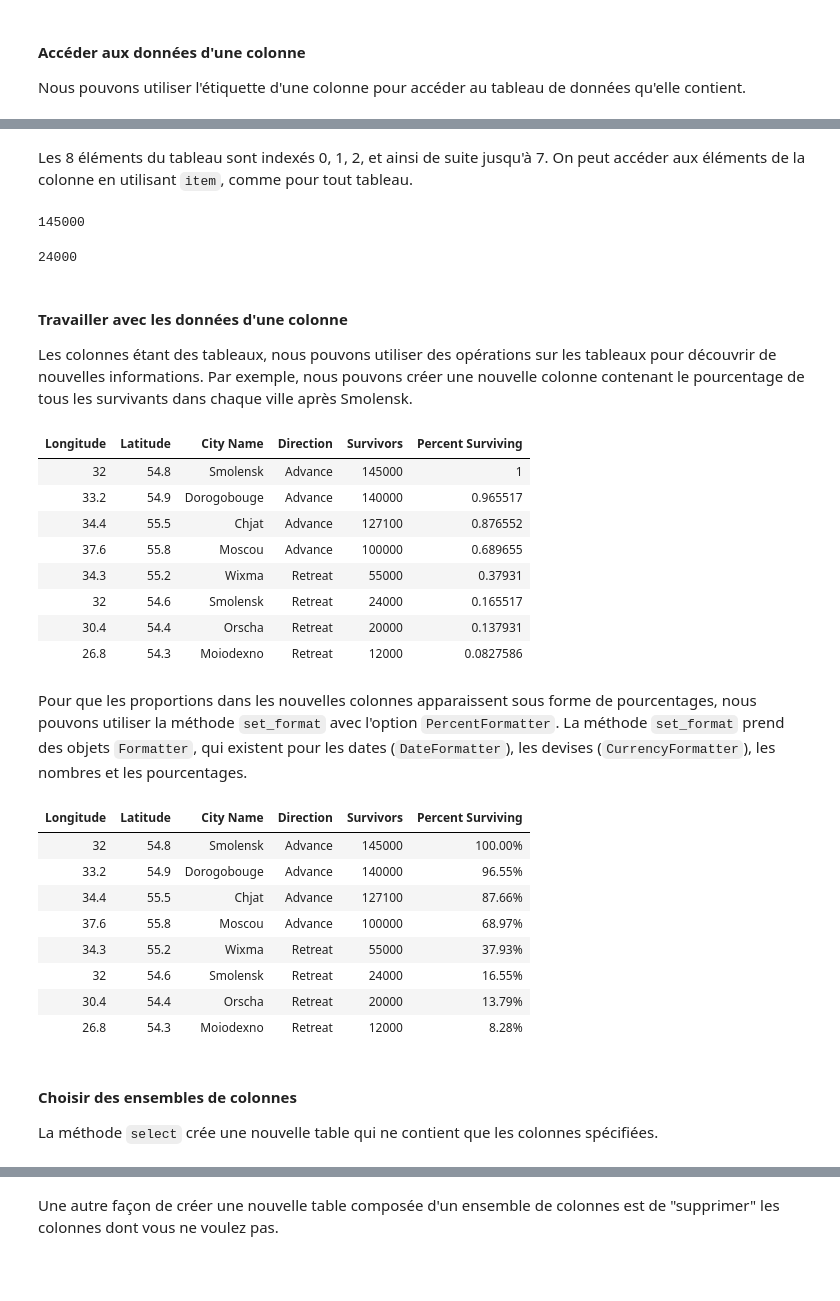
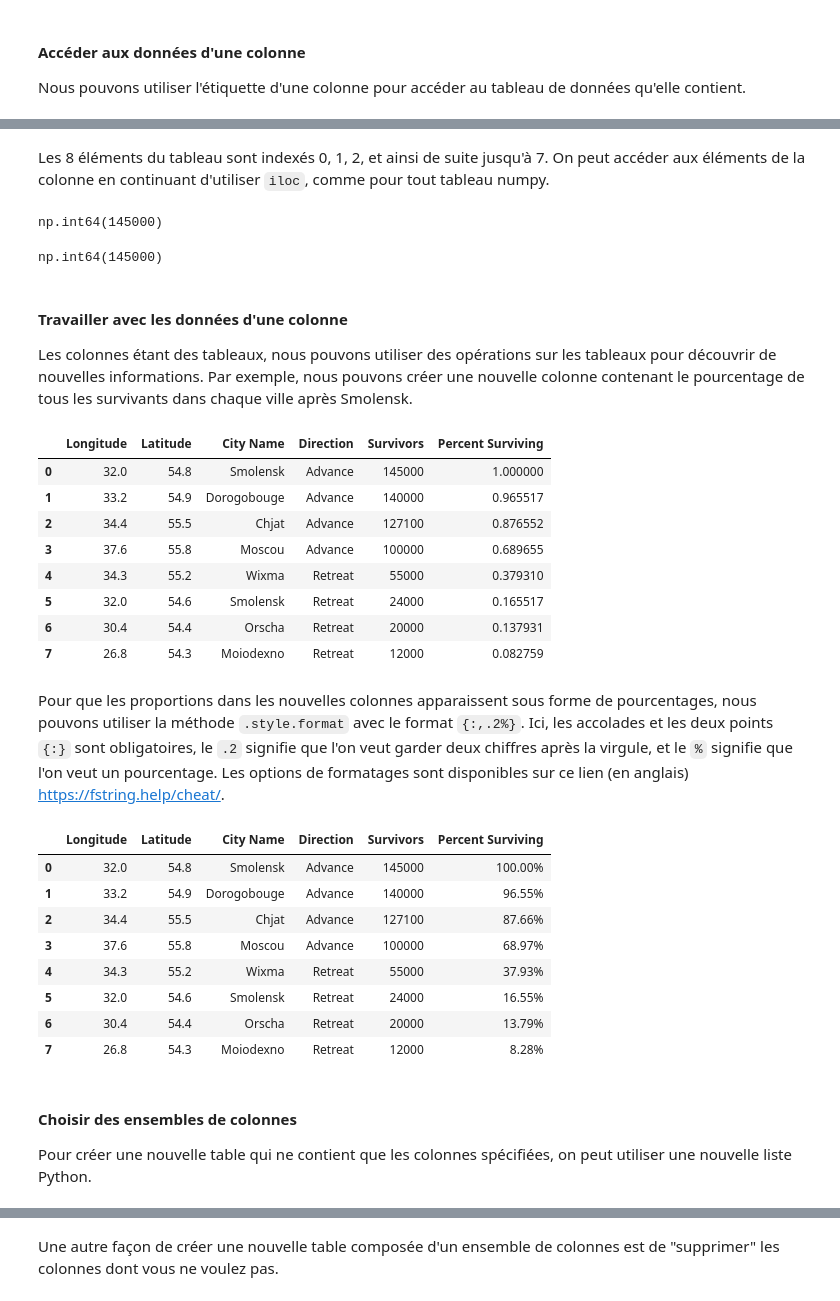
Before and after one commit to Thomas-Schatz/L1_Descartes_sciences_des_donnees, a Jupyter notebook: notes_de_cours/Séance1_CM.ipynb, the cells around one changed output, grey strips where cells are left out. Cells and saved outputs as stored; diff of their text form; code cells hidden in the pictures; blank space fills up the shorter version.

Commit message:
Traduction jusqu'à la cellule de code 53

```diff
--- a/notes_de_cours/Séance1_CM.ipynb
+++ b/notes_de_cours/Séance1_CM.ipynb
@@ -654,6 +656,6 @@ minard
 # %% [markdown]
 Il est courant d'attribuer le nom original `minard` à la nouvelle table, de sorte que toutes les utilisations futures de `minard` fassent référence à la table réétiquetée.
 # %%
-minard = minard.relabeled('City', 'City Name')
+minard = minard.rename(columns={'City': 'City Name'})
 minard
 # %% [output]
@@ -683,49 +701,48 @@ array([145000, 140000, 127100, 100000,  55000,  24000,  20000,  12000])
 # %% [markdown]
-Les 8 éléments du tableau sont indexés 0, 1, 2, et ainsi de suite jusqu'à 7. On peut accéder aux éléments de la colonne en utilisant `item`, comme pour tout tableau.
+Les 8 éléments du tableau sont indexés 0, 1, 2, et ainsi de suite jusqu'à 7. On peut accéder aux éléments de la colonne en continuant d'utiliser `iloc`, comme pour tout tableau numpy.
 # %%
-minard.column(4).item(0)
+minard.iloc[0,4]
 # %% [output]
-145000
+np.int64(145000)
 # %%
-minard.column(4).item(5)
+minard['Survivors'][0]
 # %% [output]
-24000
+np.int64(145000)
 # %% [markdown]
 #### Travailler avec les données d'une colonne
 
 Les colonnes étant des tableaux, nous pouvons utiliser des opérations sur les tableaux pour découvrir de nouvelles informations. Par exemple, nous pouvons créer une nouvelle colonne contenant le pourcentage de tous les survivants dans chaque ville après Smolensk.
 # %%
-initial = minard.column('Survivors').item(0)
-minard = minard.with_columns(
-    'Percent Surviving', minard.column('Survivors')/initial
-)
+initial = minard['Survivors'][0]
+minard['Percent Surviving'] = minard['Survivors']/initial
 minard
 # %% [output]
-| Longitude | Latitude | City Name | Direction | Survivors | Percent Surviving |
-| 32 | 54.8 | Smolensk | Advance | 145000 | 1 |
-| 33.2 | 54.9 | Dorogobouge | Advance | 140000 | 0.965517 |
-| 34.4 | 55.5 | Chjat | Advance | 127100 | 0.876552 |
-| 37.6 | 55.8 | Moscou | Advance | 100000 | 0.689655 |
-| 34.3 | 55.2 | Wixma | Retreat | 55000 | 0.37931 |
-| 32 | 54.6 | Smolensk | Retreat | 24000 | 0.165517 |
-| 30.4 | 54.4 | Orscha | Retreat | 20000 | 0.137931 |
-| 26.8 | 54.3 | Moiodexno | Retreat | 12000 | 0.0827586 |
+|  | Longitude | Latitude | City Name | Direction | Survivors | Percent Surviving |
+| 0 | 32.0 | 54.8 | Smolensk | Advance | 145000 | 1.000000 |
+| 1 | 33.2 | 54.9 | Dorogobouge | Advance | 140000 | 0.965517 |
+| 2 | 34.4 | 55.5 | Chjat | Advance | 127100 | 0.876552 |
+| 3 | 37.6 | 55.8 | Moscou | Advance | 100000 | 0.689655 |
+| 4 | 34.3 | 55.2 | Wixma | Retreat | 55000 | 0.379310 |
+| 5 | 32.0 | 54.6 | Smolensk | Retreat | 24000 | 0.165517 |
+| 6 | 30.4 | 54.4 | Orscha | Retreat | 20000 | 0.137931 |
+| 7 | 26.8 | 54.3 | Moiodexno | Retreat | 12000 | 0.082759 |
 # %% [markdown]
-Pour que les proportions dans les nouvelles colonnes apparaissent sous forme de pourcentages, nous pouvons utiliser la méthode `set_format` avec l'option `PercentFormatter`. La méthode `set_format` prend des objets `Formatter`, qui existent pour les dates (`DateFormatter`), les devises (`CurrencyFormatter`), les nombres et les pourcentages.
+Pour que les proportions dans les nouvelles colonnes apparaissent sous forme de pourcentages, nous pouvons utiliser la méthode `.style.format` avec le format `{:,.2%}`. Ici, les accolades et les deux points `{:}` sont obligatoires, le `.2` signifie que l'on veut garder deux chiffres après la virgule, et le `%` signifie que l'on veut un pourcentage. Les options de formatages sont disponibles sur ce lien (en anglais) [https://fstring.help/cheat/](https://fstring.help/cheat/).
 # %%
-minard.set_format('Percent Surviving', PercentFormatter)
+minard['Percent Surviving'] = minard['Percent Surviving'].map('{:,.2%}'.format)
+minard
 # %% [output]
-| Longitude | Latitude | City Name | Direction | Survivors | Percent Surviving |
-| 32 | 54.8 | Smolensk | Advance | 145000 | 100.00% |
-| 33.2 | 54.9 | Dorogobouge | Advance | 140000 | 96.55% |
-| 34.4 | 55.5 | Chjat | Advance | 127100 | 87.66% |
-| 37.6 | 55.8 | Moscou | Advance | 100000 | 68.97% |
-| 34.3 | 55.2 | Wixma | Retreat | 55000 | 37.93% |
-| 32 | 54.6 | Smolensk | Retreat | 24000 | 16.55% |
-| 30.4 | 54.4 | Orscha | Retreat | 20000 | 13.79% |
-| 26.8 | 54.3 | Moiodexno | Retreat | 12000 | 8.28% |
+|  | Longitude | Latitude | City Name | Direction | Survivors | Percent Surviving |
+| 0 | 32.0 | 54.8 | Smolensk | Advance | 145000 | 100.00% |
+| 1 | 33.2 | 54.9 | Dorogobouge | Advance | 140000 | 96.55% |
+| 2 | 34.4 | 55.5 | Chjat | Advance | 127100 | 87.66% |
+| 3 | 37.6 | 55.8 | Moscou | Advance | 100000 | 68.97% |
+| 4 | 34.3 | 55.2 | Wixma | Retreat | 55000 | 37.93% |
+| 5 | 32.0 | 54.6 | Smolensk | Retreat | 24000 | 16.55% |
+| 6 | 30.4 | 54.4 | Orscha | Retreat | 20000 | 13.79% |
+| 7 | 26.8 | 54.3 | Moiodexno | Retreat | 12000 | 8.28% |
 # %% [markdown]
 #### Choisir des ensembles de colonnes
 
-La méthode `select` crée une nouvelle table qui ne contient que les colonnes spécifiées.
+Pour créer une nouvelle table qui ne contient que les colonnes spécifiées, on peut utiliser une nouvelle liste Python.
 # %%
```
Also changed, not shown: parts of 28 cells of this notebook, 1 other file.
